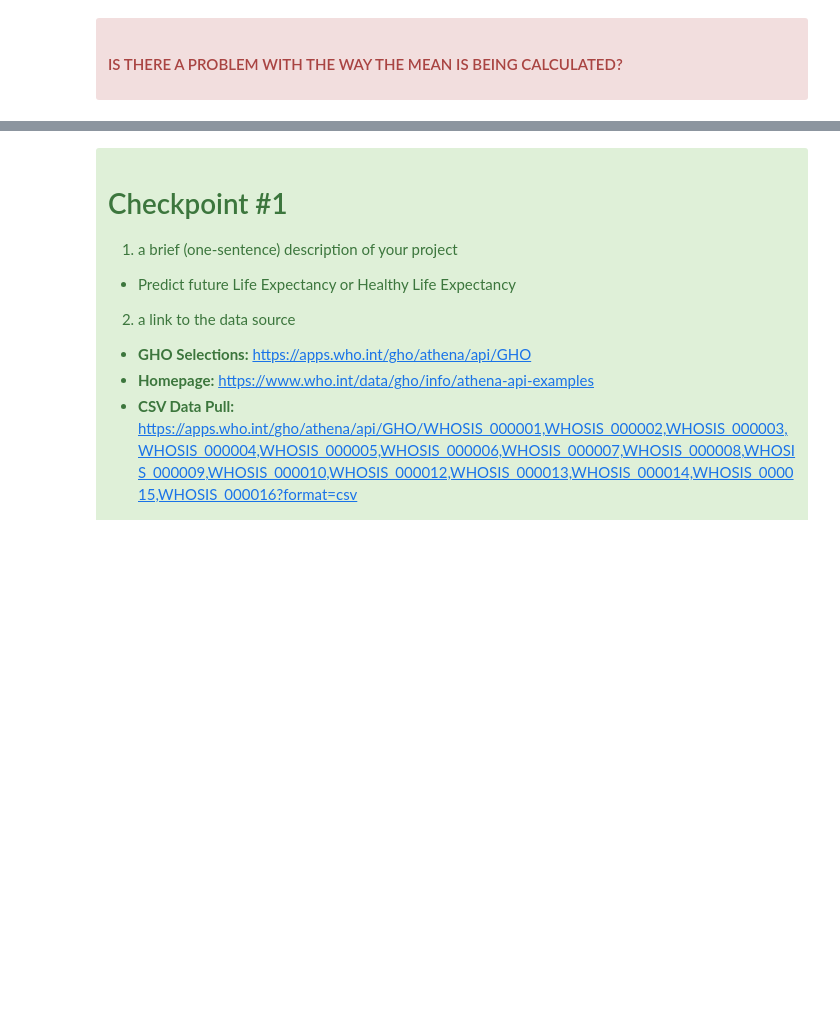
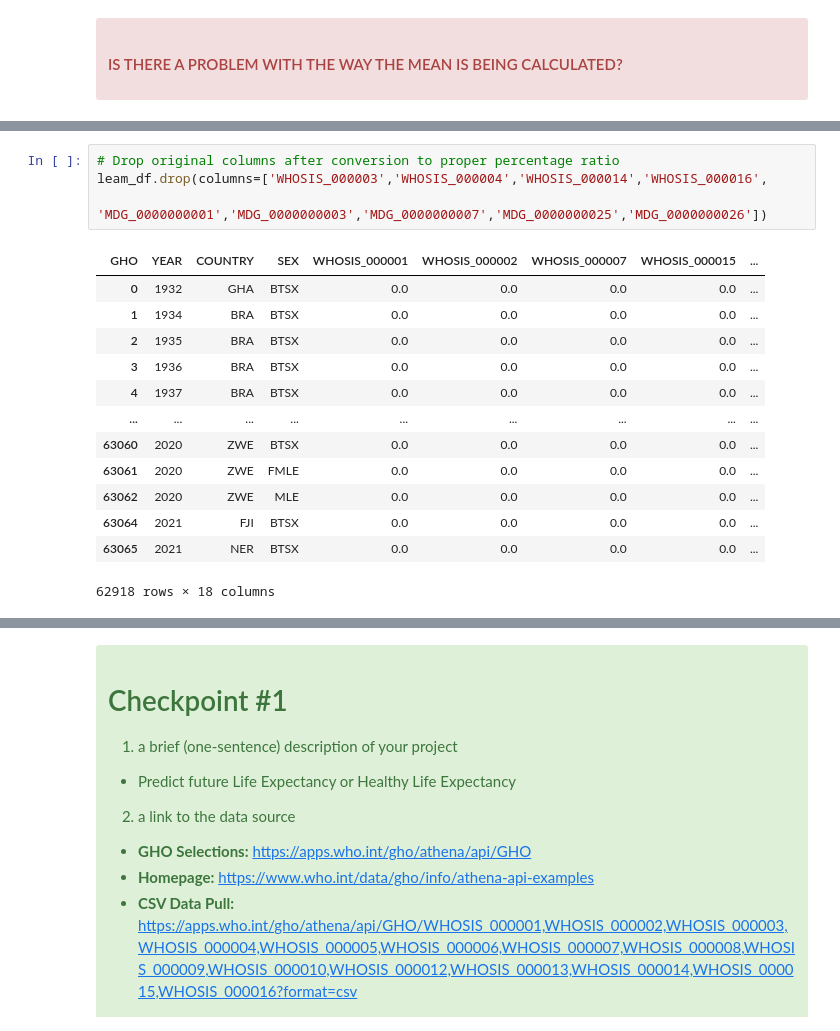
Before and after one commit to QMCBT-JustinEvans/project-4_Individual, a Jupyter notebook: 01_wrangle.ipynb, the cells around one changed output, grey strips where cells are left out. Drawn from its saved outputs; the diff is of its cells as text; blank space fills up the shorter version.

```diff
--- a/01_wrangle.ipynb
+++ b/01_wrangle.ipynb
@@ -1028,0 +1050,18 @@ plt.show()
+# %%
+# Drop original columns after conversion to proper percentage ratio
+leam_df.drop(columns=['WHOSIS_000003','WHOSIS_000004','WHOSIS_000014','WHOSIS_000016',
+                      'MDG_0000000001','MDG_0000000003','MDG_0000000007','MDG_0000000025','MDG_0000000026'])
+# %% [output]
+| GHO | YEAR | COUNTRY | SEX | WHOSIS_000001 | WHOSIS_000002 | WHOSIS_000007 | WHOSIS_000015 | ... |
+| 0 | 1932 | GHA | BTSX | 0.0 | 0.0 | 0.0 | 0.0 | ... |
+| 1 | 1934 | BRA | BTSX | 0.0 | 0.0 | 0.0 | 0.0 | ... |
+| 2 | 1935 | BRA | BTSX | 0.0 | 0.0 | 0.0 | 0.0 | ... |
+| 3 | 1936 | BRA | BTSX | 0.0 | 0.0 | 0.0 | 0.0 | ... |
+| 4 | 1937 | BRA | BTSX | 0.0 | 0.0 | 0.0 | 0.0 | ... |
+| ... | ... | ... | ... | ... | ... | ... | ... | ... |
+| 63060 | 2020 | ZWE | BTSX | 0.0 | 0.0 | 0.0 | 0.0 | ... |
+| 63061 | 2020 | ZWE | FMLE | 0.0 | 0.0 | 0.0 | 0.0 | ... |
+| 63062 | 2020 | ZWE | MLE | 0.0 | 0.0 | 0.0 | 0.0 | ... |
+| 63064 | 2021 | FJI | BTSX | 0.0 | 0.0 | 0.0 | 0.0 | ... |
+| 63065 | 2021 | NER | BTSX | 0.0 | 0.0 | 0.0 | 0.0 | ... |
+62918 rows × 18 columns
```
Also changed, not shown: parts of 44 cells of this notebook, 3 other files.
